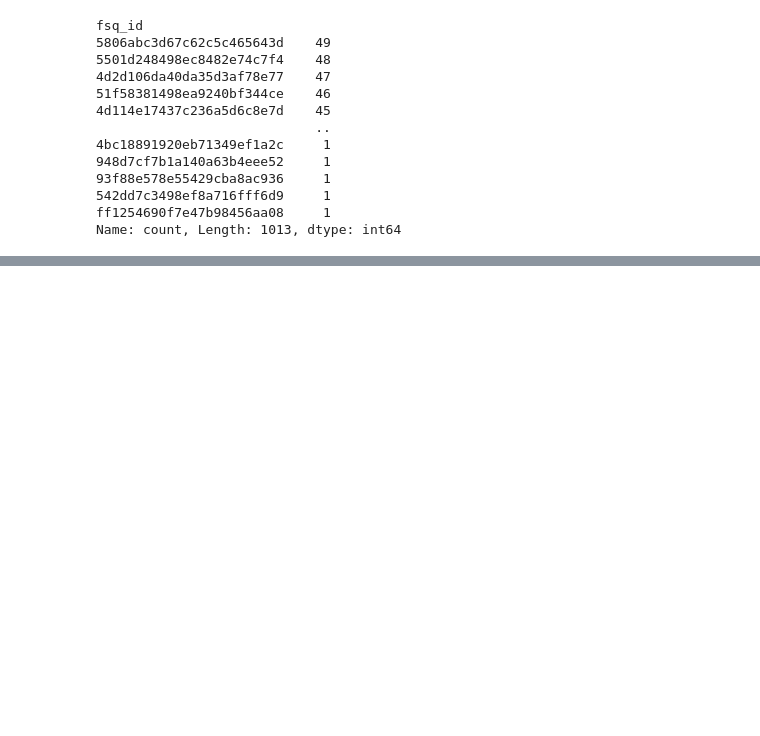
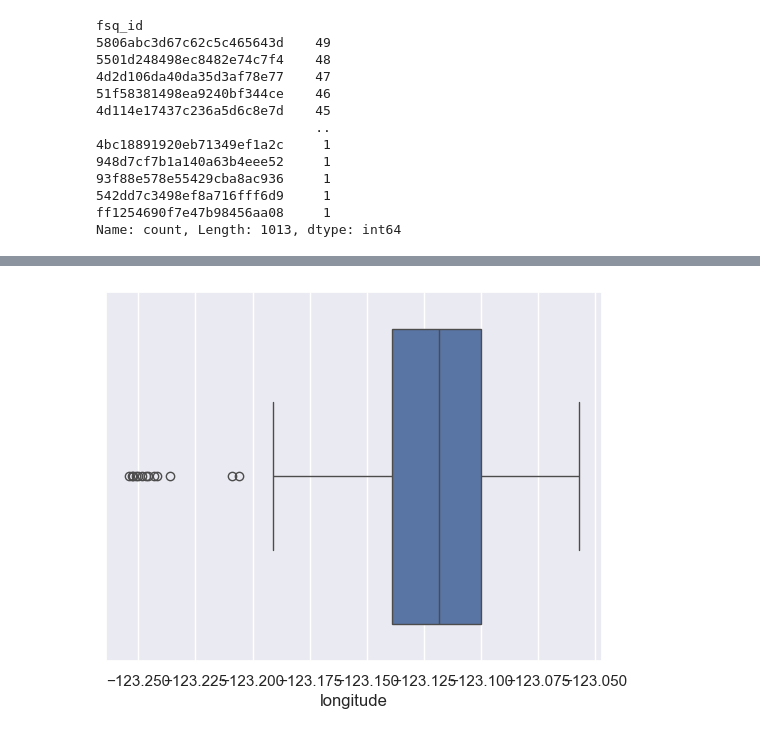
Before and after one commit to Jacyndy/Statistical-Modelling-With-Python, a Jupyter notebook: notebooks/yelp_foursquare_EDA.ipynb, the cells around one changed output, grey strips where cells are left out. Saved outputs shown, nothing was run; the diff lists cells and outputs as text; code cells hidden in the pictures; blank space fills up the shorter version.

```diff
--- a/notebooks/yelp_foursquare_EDA.ipynb
+++ b/notebooks/yelp_foursquare_EDA.ipynb
@@ -515,0 +717,5 @@ df_dropped_columns_sorted.head()
+# %%
+sns.boxplot(x=df_merged_dropped_columns['longitude'])
+plt.show()
+# %% [output]
+[figure, added]
```
Also changed, not shown: parts of 79 cells of this notebook, 4 other files.
